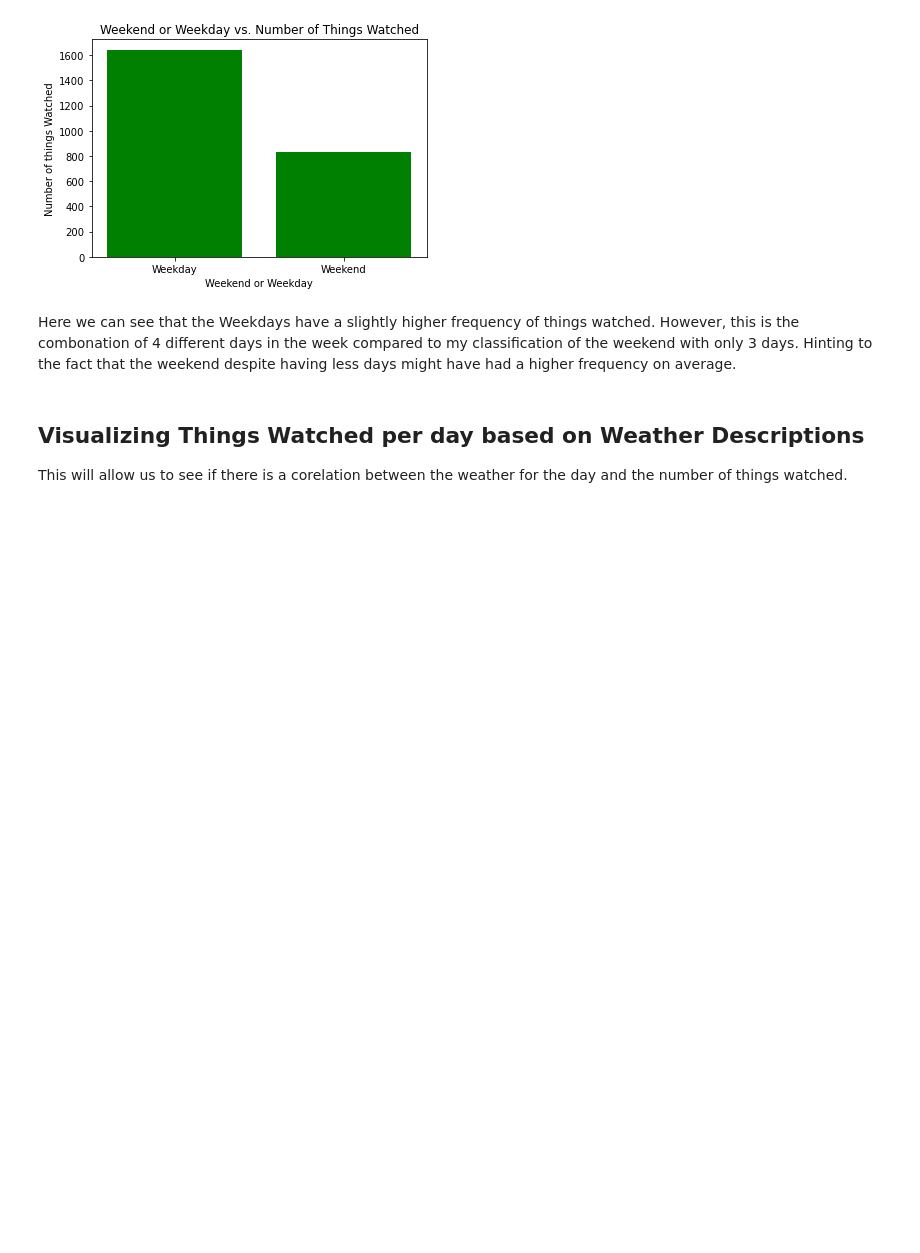
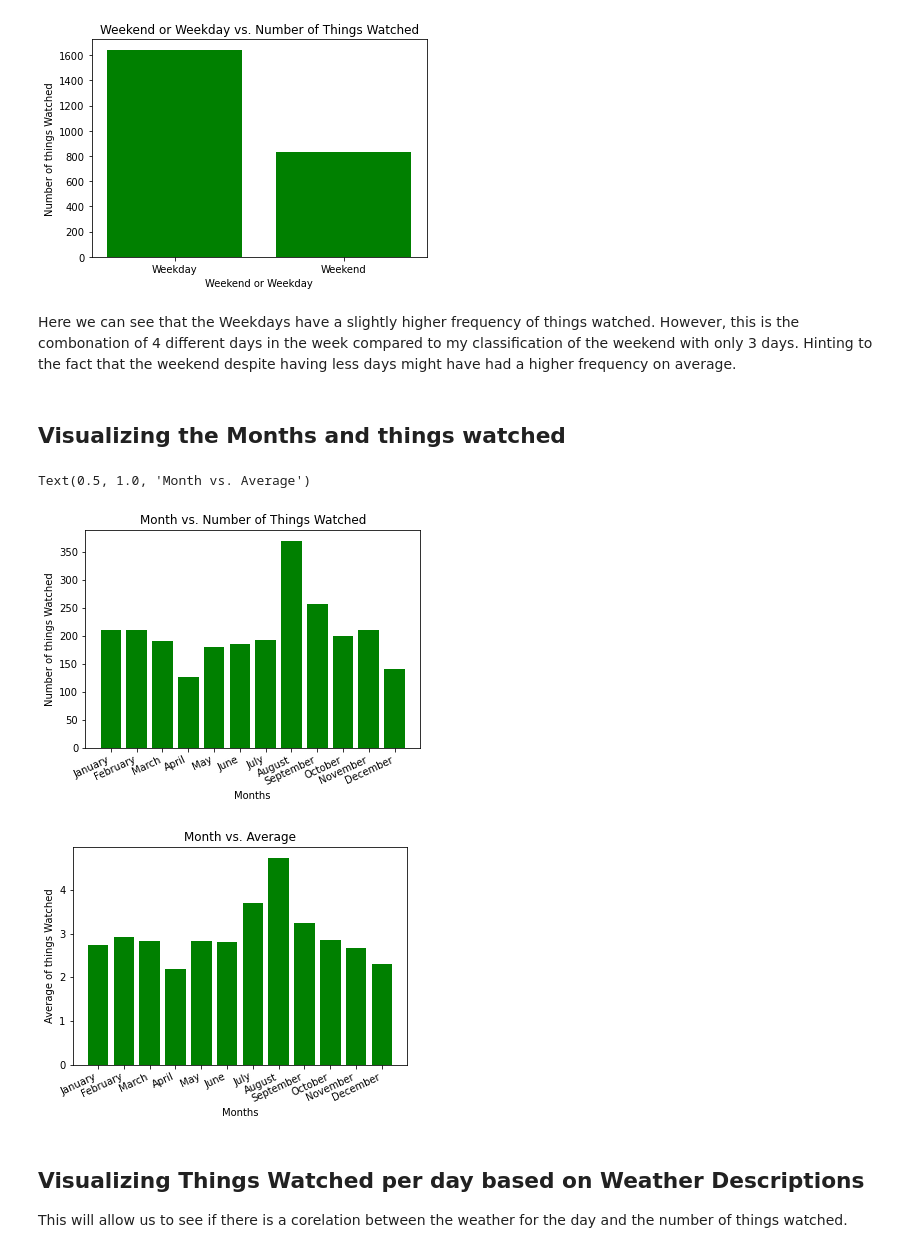
Before and after one commit to georgecalv/DataScienceFinalProject, a Jupyter notebook: Netflix_Weather_Days.ipynb, the cells around one changed output. Cells and saved outputs as stored; diff of their text form; code cells hidden in the pictures; blank space fills up the shorter version.

Commit message:
visulaize months

```diff
--- a/Netflix_Weather_Days.ipynb
+++ b/Netflix_Weather_Days.ipynb
@@ -442,6 +442,40 @@ Text(0.5, 1.0, 'Weekend or Weekday vs. Number of Things Watched')
 [figure]
 # %% [markdown]
 Here we can see that the Weekdays have a slightly higher frequency of things watched. However, this is the combonation of 4 different days in the week compared to my classification of the weekend with only 3 days. Hinting to the fact that the weekend despite having less days might have had a higher frequency on average.
+# %% [markdown]
+## Visualizing the Months and things watched
+# %%
+month_list = ["January", "February", "March", "April", "May", "June", "July", "August", "September","October", "November", "December"]
+month_freq = [0] * 12
+
+for month in range(len(month_list)):
+    temp_df = fully_merged_df.loc[fully_merged_df["Month"] == month_list[month]]
+    frequency = temp_df["Things Watched"].sum()
+    month_freq[month] = frequency
+
+plt.figure()
+plt.bar(month_list, month_freq, color = "green")
+plt.xticks(rotation = 25, ha = "right")
+plt.xlabel("Months")
+plt.ylabel("Number of things Watched")
+plt.title("Month vs. Number of Things Watched")
+
+mean_months = [0] * 12
+for month in range(len(month_list)):
+    temp_df = fully_merged_df.loc[fully_merged_df["Month"] == month_list[month]]
+    frequency = temp_df["Things Watched"].mean()
+    mean_months[month] = frequency
+
+plt.figure()
+plt.bar(month_list, mean_months, color = "green")
+plt.xticks(rotation = 25, ha = "right")
+plt.xlabel("Months")
+plt.ylabel("Average of things Watched")
+plt.title("Month vs. Average")
+# %% [output]
+Text(0.5, 1.0, 'Month vs. Average')
+[figure, added]
+[figure, added]
 # %% [markdown]
 ## Visualizing Things Watched per day based on Weather Descriptions
 This will allow us to see if there is a corelation between the weather for the day and the number of things watched.
```
Also changed, not shown: parts of 1 cell of this notebook.
